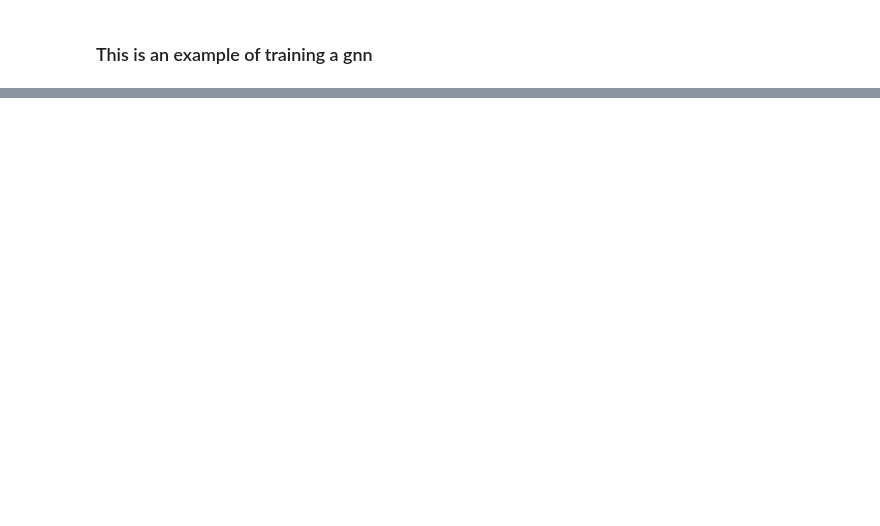
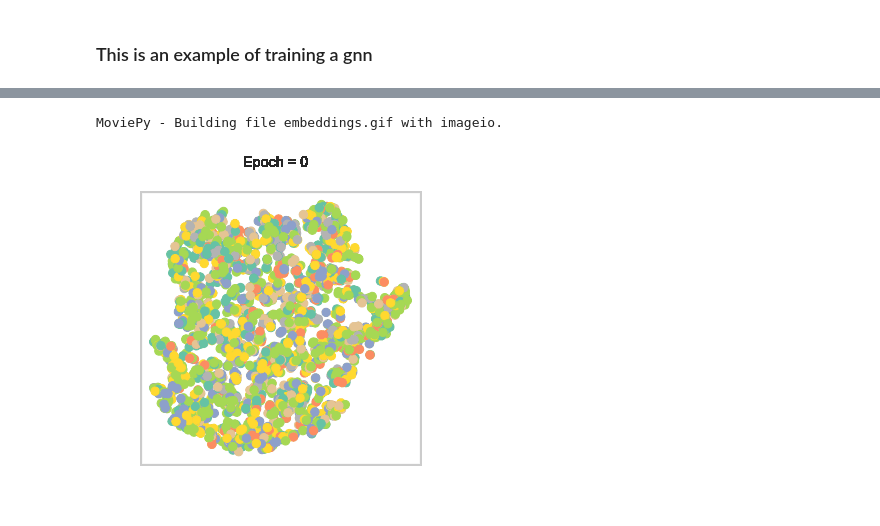
Before and after one commit to epocolis/ryerson-ml-final-project-fall-2021, a Jupyter notebook: notebooks/01-trained-model.ipynb, the cells around one changed output, grey strips where cells are left out. Cells and saved outputs as stored; diff of their text form; code cells hidden in the pictures; blank space fills up the shorter version.

```diff
--- a/notebooks/01-trained-model.ipynb
+++ b/notebooks/01-trained-model.ipynb
@@ -45,0 +309,14 @@ OSError: dlopen(/Users/leotisbuchanan/miniconda3/envs/gnn-project/lib/python3.6/
+# %%
+from moviepy.editor import ImageSequenceClip
+fps = 1
+filename = "embeddings.gif"
+clip = ImageSequenceClip(images, fps=fps)
+clip.write_gif(filename, fps=fps)
+# %% [output]
+MoviePy - Building file embeddings.gif with imageio.
+# %%
+from IPython.display import Image
+with open('embeddings.gif','rb') as f:
+    display(Image(data=f.read(), format='png'))
+# %% [output]
+[figure, added]
```
Also changed, not shown: parts of 17 cells of this notebook, 8 other files.
